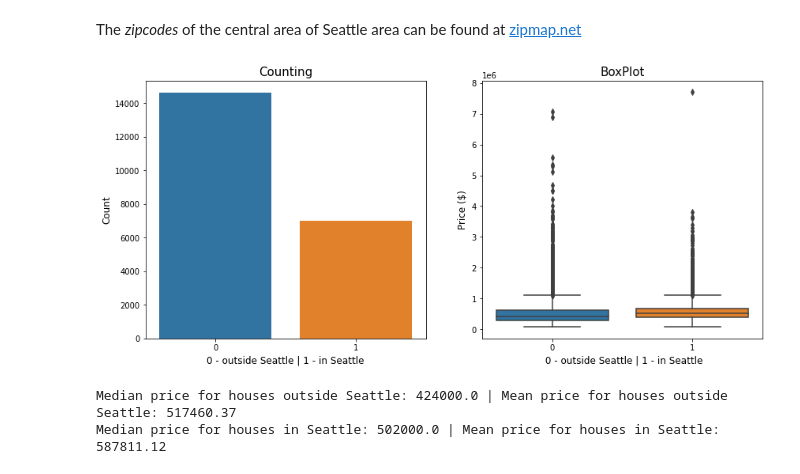
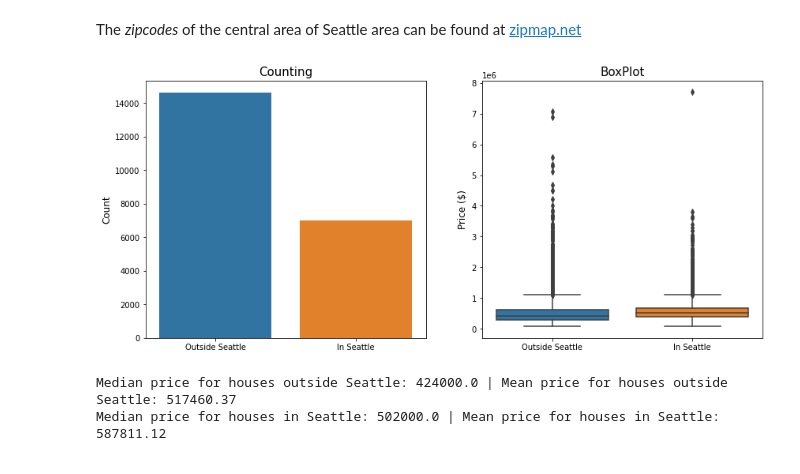
Before and after one commit to vitorlavor/Portfolio_DataScience, a Jupyter notebook: Project_HouseRocket.ipynb, the cells around one changed output. Saved outputs shown, nothing was run; the diff lists cells and outputs as text; code cells hidden in the pictures.

```diff
--- a/Project_HouseRocket.ipynb
+++ b/Project_HouseRocket.ipynb
@@ -532,22 +530,24 @@ data_analysis['in_seattle'] = (data_analysis['zipcode'].isin(zip_seattle)).astyp
 # %%
 plt.figure(figsize = (14, 6))
 
 ax = plt.subplot(121)
 ax = sns.countplot(x="in_seattle", data=data_analysis)
 ax = plt.title('Counting', fontsize=15)
-ax = plt.xlabel("0 - outside Seattle | 1 - in Seattle", fontsize=12)
+ax = plt.xlabel("", fontsize=12)
 ax = plt.ylabel("Count", fontsize=12)
+ax = plt.xticks(np.arange(2), ('Outside Seattle', 'In Seattle'))
 
 ax = plt.subplot(122)
 ax = sns.boxplot(x = 'in_seattle', y = 'price', data = data_analysis)
 ax = plt.title('BoxPlot', fontsize=15)
-ax = plt.xlabel(" 0 - outside Seattle | 1 - in Seattle", fontsize=12)
+ax = plt.xlabel("", fontsize=12)
 ax = plt.ylabel("Price ($)", fontsize=12)
+ax = plt.xticks(np.arange(2), ('Outside Seattle', 'In Seattle'))
 
 plt.subplots_adjust(hspace = 0.5)
 plt.show()
 # %% [output]
-[figure, old version]
+[figure, new version]
 # %%
 # Descriptive analysis
 
```
Also changed, not shown: parts of 37 cells of this notebook.
